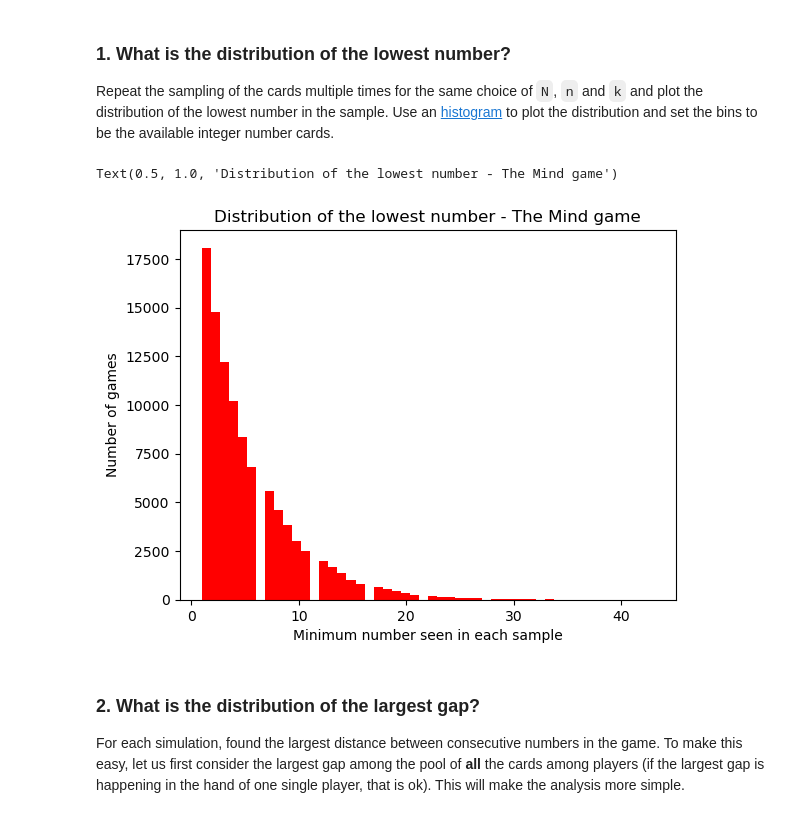
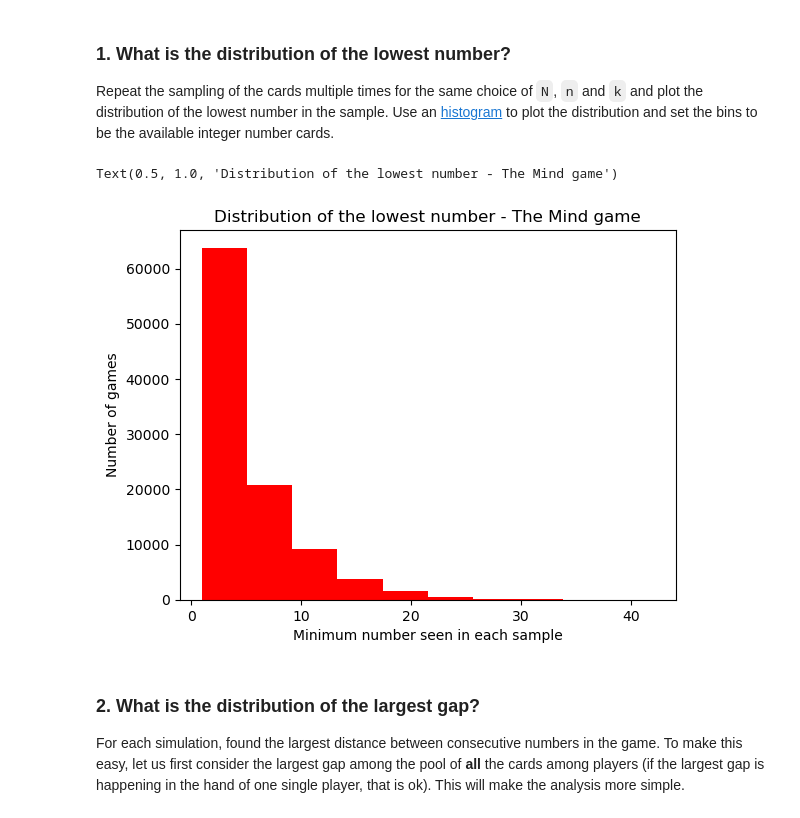
Before and after one commit to UCB-stat-201a-fall23/projectno1-themind-ezequielyudka1997, a Jupyter notebook: Project01-TheMind_Ezequiel_Yudka.ipynb, the cells around one changed output. Saved outputs shown, nothing was run; the diff lists cells and outputs as text; code cells hidden in the pictures.

```diff
--- a/Project01-TheMind_Ezequiel_Yudka.ipynb
+++ b/Project01-TheMind_Ezequiel_Yudka.ipynb
@@ -66,20 +66,20 @@ Repeat the sampling of the cards multiple times for the same choice of `N`, `n`
 # %%
 my_samples = []
 min_sample = []
 
 for a in range(1,100000):
     my_samples.append(sample_cards(100, 6, 3))
 
 for a in my_samples:
     min_sample.append(np.min(a))
 
-plt.hist(min_sample, bins=50, color='red')
+plt.hist(min_sample, bins=10, color='red')
 plt.xlabel('Minimum number seen in each sample')
 plt.ylabel('Number of games')
 plt.title('Distribution of the lowest number - The Mind game')
 # %% [output]
 Text(0.5, 1.0, 'Distribution of the lowest number - The Mind game')
-[figure, old version]
+[figure, new version]
 # %% [markdown]
 ### 2. What is the distribution of the largest gap?
 
```
Also changed, not shown: parts of 10 cells of this notebook.
